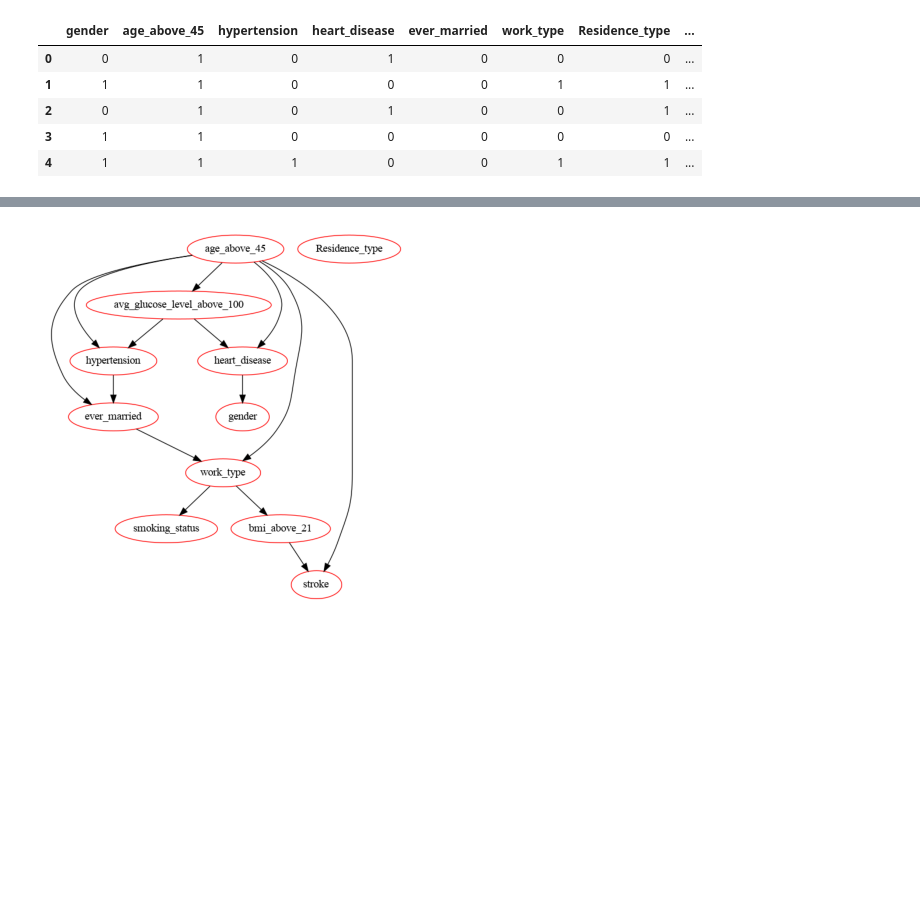
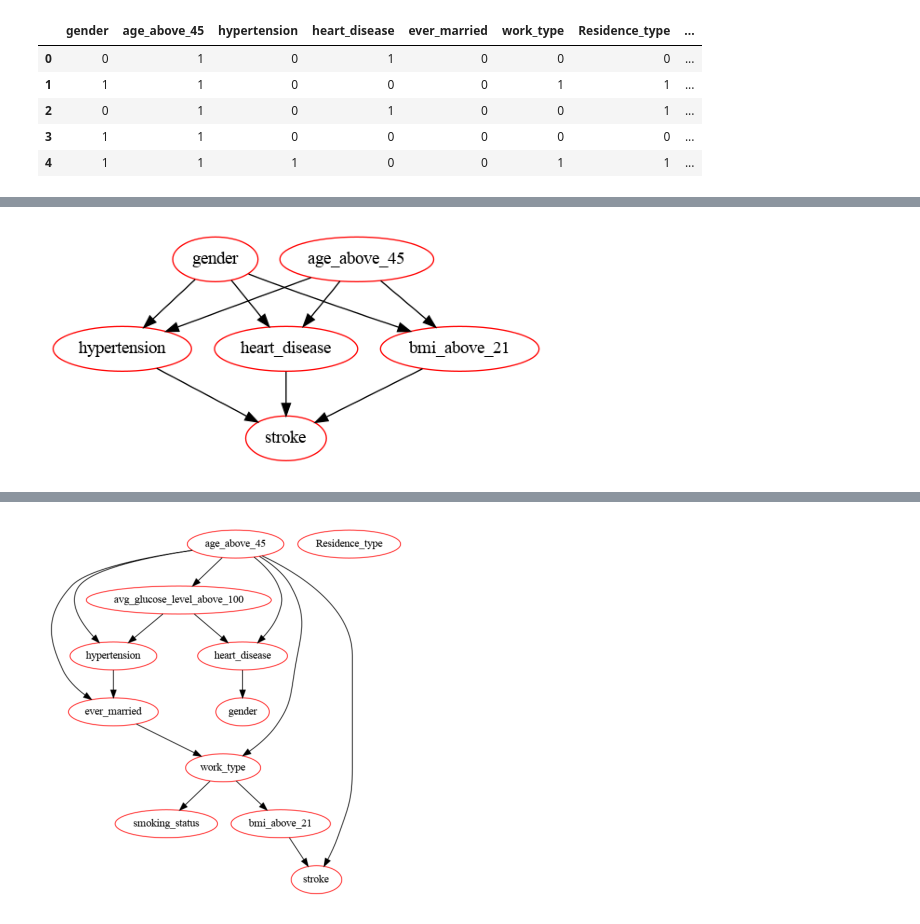
Before and after one commit to gundruke/TMBD-project-2, a Jupyter notebook: BayesianNet.ipynb, the cells around one changed output, grey strips where cells are left out. Cells and saved outputs as stored; diff of their text form; code cells hidden in the pictures; blank space fills up the shorter version.

```diff
--- a/BayesianNet.ipynb
+++ b/BayesianNet.ipynb
@@ -102,0 +98,2 @@ chow-liu’, ‘greedy’, ‘exact’, ‘exact-dp
+# %%
+df2 = df[['gender', 'age_above_45', 'hypertension', 'heart_disease', 'bmi_above_21', 'stroke']]
@@ -102,0 +116,9 @@ chow-liu’, ‘greedy’, ‘exact’, ‘exact-dp
+# %%
+import numpy as np
+from pomegranate import *
+model = BayesianNetwork.from_samples(df2.to_numpy(), state_names=df2.columns.values, algorithm='exact', include_edges=[(0,2), (0,3), (0,4), (1,2), (1,3), (1,4), (2,5), (3,5), (4,5)], exclude_edges=[(1,5)])
+model.plot()
+plt.savefig("something.png")
+plt.show()
+# %% [output]
+[figure, added]
```
Also changed, not shown: parts of 10 cells of this notebook, 1 other file.
